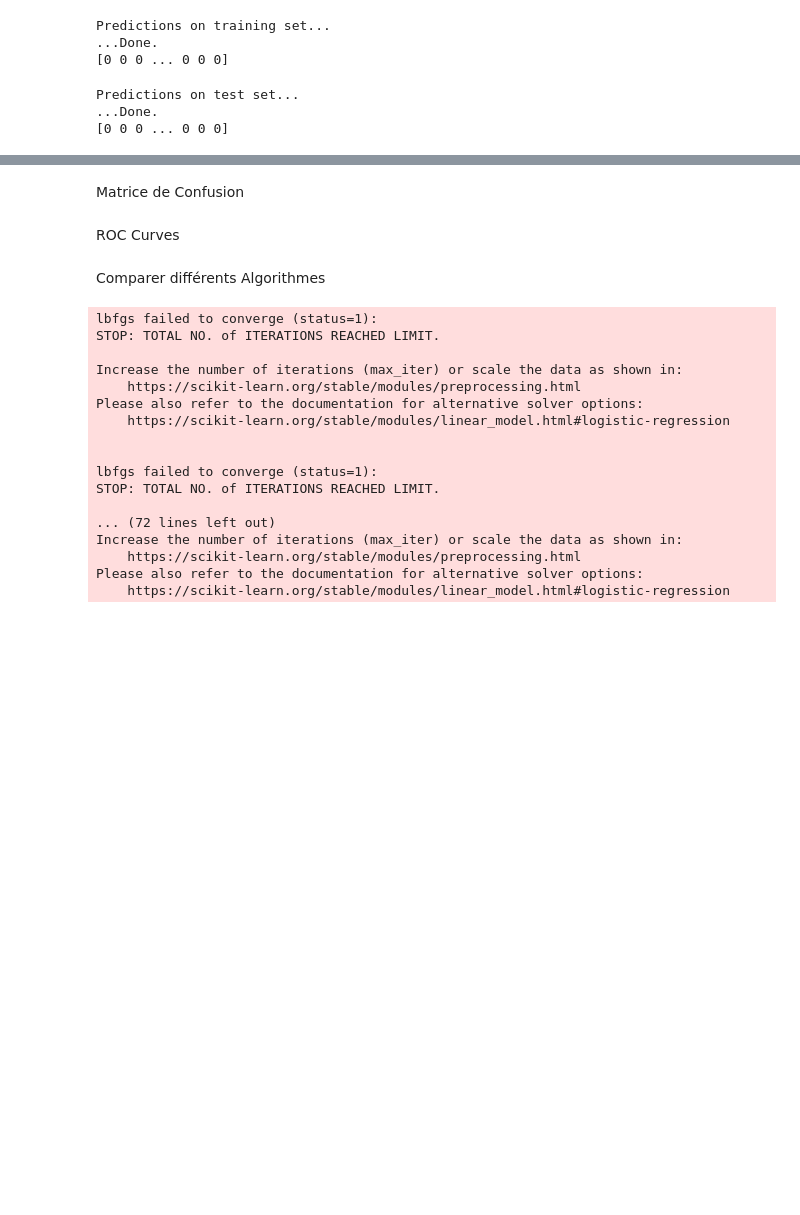
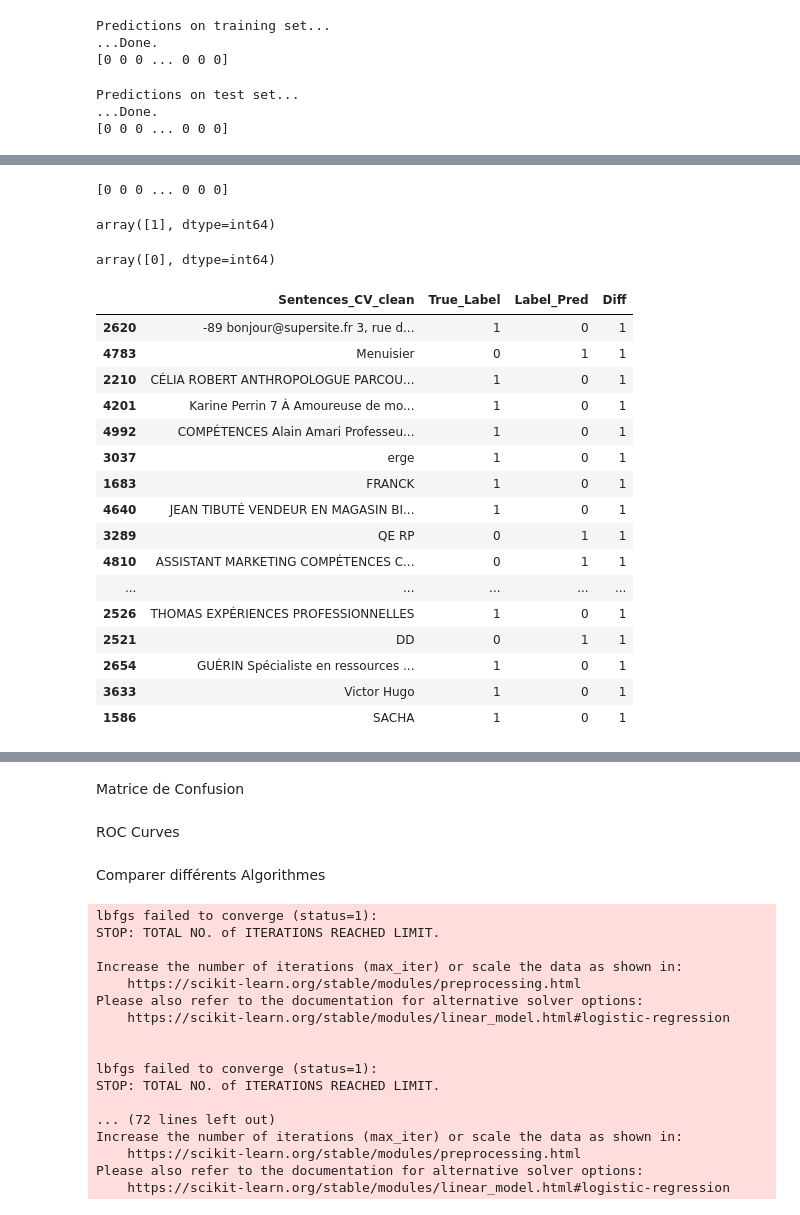
Before and after one commit to DanyNgn/Projet_BlindCV, a Jupyter notebook: Part_9_Code_BlindCV_Model_Random_Forest.ipynb, the cells around one changed output, grey strips where cells are left out. Saved outputs shown, nothing was run; the diff lists cells and outputs as text; code cells hidden in the pictures; blank space fills up the shorter version.

```diff
--- a/Part_9_Code_BlindCV_Model_Random_Forest.ipynb
+++ b/Part_9_Code_BlindCV_Model_Random_Forest.ipynb
@@ -301,0 +309,55 @@ f1-score on test set :  0.6666666666666665
+# %%
+loaded_model = pickle.load(open(filename, 'rb'))
+result = loaded_model.predict(X_test)
+print(result)
+# %% [output]
+[0 0 0 ... 0 0 0]
+# %%
+loaded_model.predict(np.array([0, 6, 2.8, 97.2, 1, 3, 1, 1, 0.5, 1, 1, 1]).reshape(1, -1))
+# %% [output]
+array([1], dtype=int64)
+# %%
+loaded_model.predict(np.array([1, 2, 2.8, 97.2, 0, 2, 0, 0, 0, 1, 0, 0]).reshape(1, -1))
+# %% [output]
+array([0], dtype=int64)
+# %%
+## Choisir la features_list par rapport au dataset
+feature = "Sentences_CV_clean"
+target_variable = "Label"
+
+X = dataset.loc[:,feature]
+Y = dataset.loc[:,target_variable]
+
+## Split train pour obtenir uniquement les test avec le random 42
+_ , X_test, _, Y_test = train_test_split(X, Y, test_size=0.2, random_state=42, stratify = Y)
+
+## Création d'un dataframe pour accueillir les prédictions
+dataset_pred = pd.DataFrame()
+
+## Création des colonnes avec les valeurs correspondantes dans la dataset_pred
+dataset_pred['Sentences_CV_clean'] = X_test
+dataset_pred['True_Label'] = Y_test
+dataset_pred['Label_Pred'] = Y_test_pred
+
+## Ajout de la colonne ["Diff"] pour visualiser les erreurs de prédictions du model
+import numpy as np
+dataset_pred['Diff'] = np.where(dataset_pred['True_Label'] != dataset_pred['Label_Pred'], '1', '0')
+dataset_pred.loc[dataset_pred['Diff'] == '1', :]
+# %% [output]
+|  | Sentences_CV_clean | True_Label | Label_Pred | Diff |
+| 2620 | -89 bonjour@supersite.fr 3, rue d... | 1 | 0 | 1 |
+| 4783 | Menuisier | 0 | 1 | 1 |
+| 2210 | CÉLIA ROBERT ANTHROPOLOGUE PARCOU... | 1 | 0 | 1 |
+| 4201 | Karine Perrin 7 À Amoureuse de mo... | 1 | 0 | 1 |
+| 4992 | COMPÉTENCES Alain Amari Professeu... | 1 | 0 | 1 |
+| 3037 | erge | 1 | 0 | 1 |
+| 1683 | FRANCK | 1 | 0 | 1 |
+| 4640 | JEAN TIBUTÉ VENDEUR EN MAGASIN BI... | 1 | 0 | 1 |
+| 3289 | QE RP | 0 | 1 | 1 |
+| 4810 | ASSISTANT MARKETING COMPÉTENCES C... | 0 | 1 | 1 |
+| ... | ... | ... | ... | ... |
+| 2526 | THOMAS EXPÉRIENCES PROFESSIONNELLES | 1 | 0 | 1 |
+| 2521 | DD | 0 | 1 | 1 |
+| 2654 | GUÉRIN Spécialiste en ressources ... | 1 | 0 | 1 |
+| 3633 | Victor Hugo | 1 | 0 | 1 |
+| 1586 | SACHA | 1 | 0 | 1 |
```
Also changed, not shown: parts of 12 cells of this notebook.
